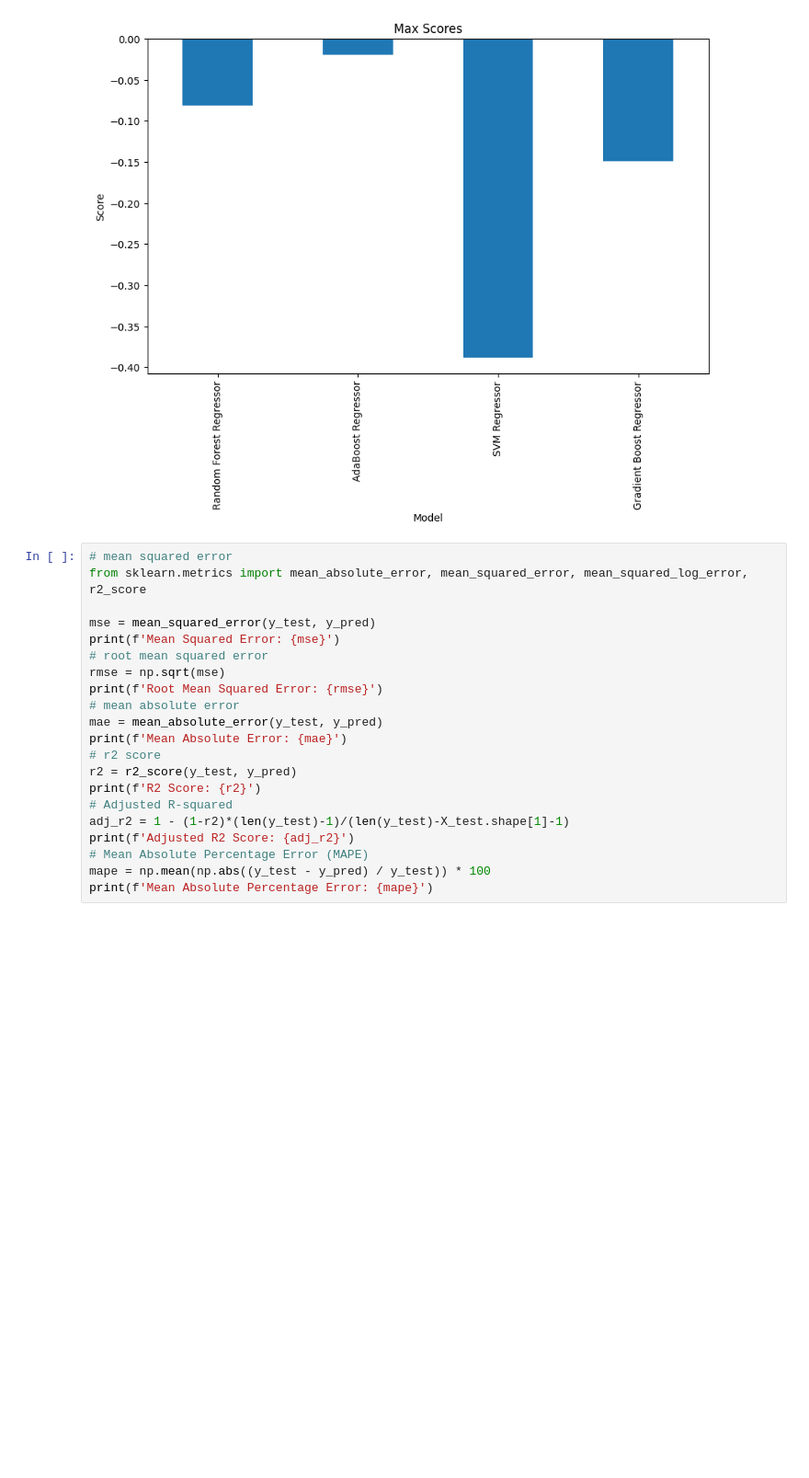
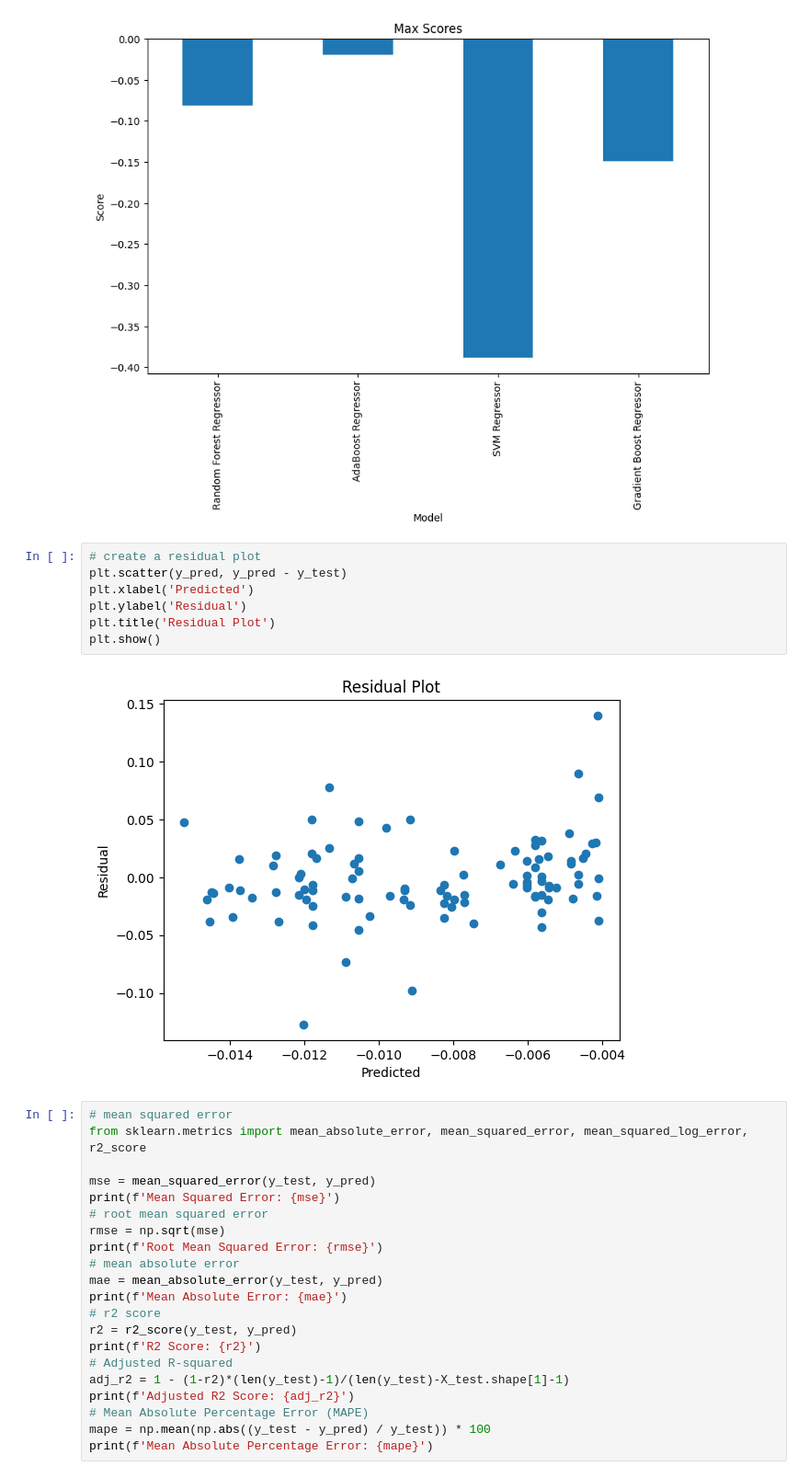
Before and after one commit to VedanshiShah7/Machine-Learning-In-Finance, a Jupyter notebook: Project 4/mini_project_4_test_mlf.ipynb, the cells around one changed output. Shown at 92% size. Drawn from its saved outputs; the diff is of its cells as text; blank space fills up the shorter version.

```diff
--- a/Project 4/mini_project_4_test_mlf.ipynb
+++ b/Project 4/mini_project_4_test_mlf.ipynb
@@ -459,6 +462,15 @@ plt.show()
 [figure]
 [figure]
 [figure]
+# %%
+# create a residual plot
+plt.scatter(y_pred, y_pred - y_test)
+plt.xlabel('Predicted')
+plt.ylabel('Residual')
+plt.title('Residual Plot')
+plt.show()
+# %% [output]
+[figure, added]
 # %%
 # mean squared error
 from sklearn.metrics import mean_absolute_error, mean_squared_error, mean_squared_log_error, r2_score
```
Also changed, not shown: parts of 5 cells of this notebook, 9 other files.
